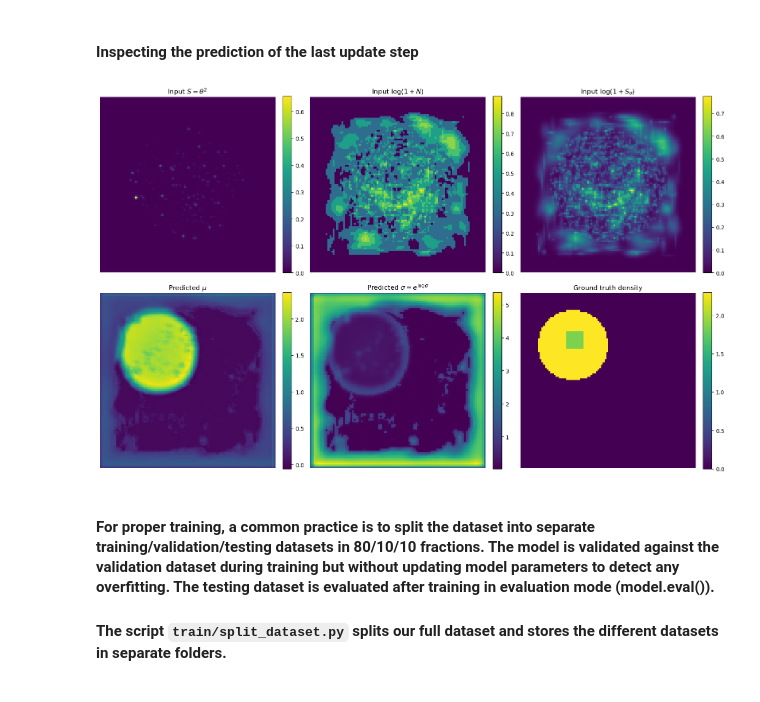
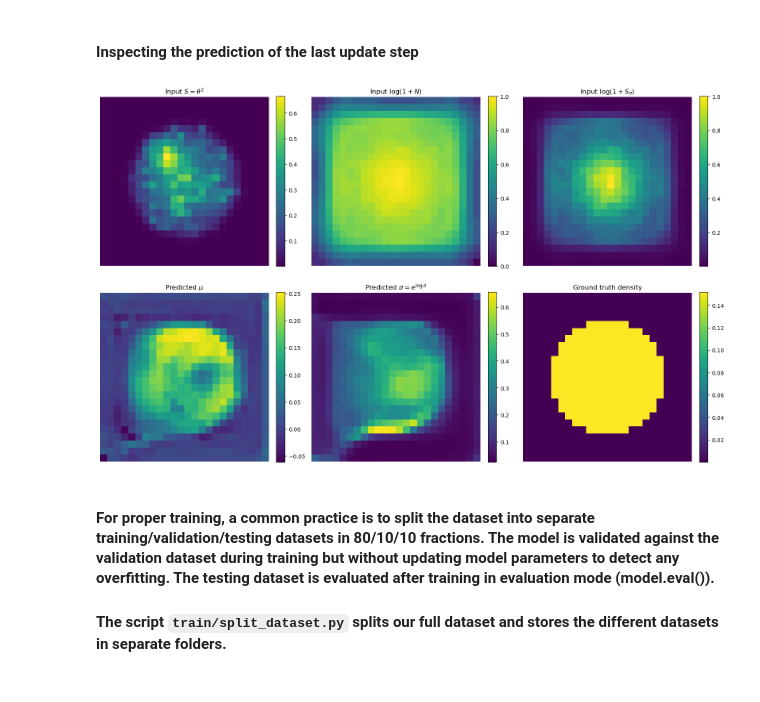
Before and after one commit to zahraadaher/MST_NN, a Jupyter notebook: Tutorial.ipynb, the cells around one changed output. Cells and saved outputs as stored; diff of their text form; code cells hidden in the pictures.

```diff
--- a/Tutorial.ipynb
+++ b/Tutorial.ipynb
@@ -54,8 +30,8 @@ from src.data import MuonDataset
 # %% [markdown]
 #### Define the path to saved PoCA files, and to to the corresponding ground truth maps.
 # %%
-poca_dir = '/home/ucl/cp3/zdaher/simulation-cultural-heritage/muography-geant4/outputs/boneInConcrete/poca_voxels/'
-target_dir = '/home/ucl/cp3/zdaher/simulation-cultural-heritage/muography-geant4/outputs/boneInConcrete/density_maps/'
+poca_dir = '/nfs/user/zdaher/mst_nn/ironInConcrete/poca_voxels/'
+target_dir = '/nfs/user/zdaher/mst_nn/ironInConcrete/density_maps/'
 # %%
 dataset = MuonDataset(
     poca_dir=poca_dir,
@@ -277,35 +253,35 @@ mask_np     = mask[0,0].detach().cpu().numpy()
 
 # Mid-slice
 D = mu.shape[0]
-z = 40
+z = D//2
 
 # ----------------------------------------
 # Plot
 # ----------------------------------------
 fig, axs = plt.subplots(2, 3, figsize=(16, 10))
 
 def show(ax, data, title):
     im = ax.imshow(data, cmap='viridis')
     ax.set_title(title)
     ax.axis('off')
     plt.colorbar(im, ax=ax, fraction=0.046, pad=0.04)
 
 # Inputs
 show(axs[0,0], S[:, : ,z], r"Input $S = \theta^2$")
 show(axs[0,1], N_log[:, : ,z], r"Input $\log(1+N)$")
 show(axs[0,2], S_sigma_log[:, : ,z], r"Input $\log(1+S_\sigma)$")
 
 # Outputs
 show(axs[1,0], mu[:, : ,z], r"Predicted $\mu$")
 show(axs[1,1], sigma[:, : ,z], r"Predicted $\sigma = e^{\log \sigma}$")
 
 # Ground truth
 show(axs[1,2], gt[:, : ,z], "Ground truth density")
 
 plt.tight_layout()
 plt.show()
 # %% [output]
-[figure, old version]
+[figure, new version]
 # %% [markdown]
 #### For proper training, a common practice is to split the dataset into separate training/validation/testing datasets in 80/10/10 fractions. The model is validated against the validation dataset during training but without updating model parameters to detect any overfitting. The testing dataset is evaluated after training in evaluation mode (model.eval()).
 
```
Also changed, not shown: parts of 18 cells of this notebook.
